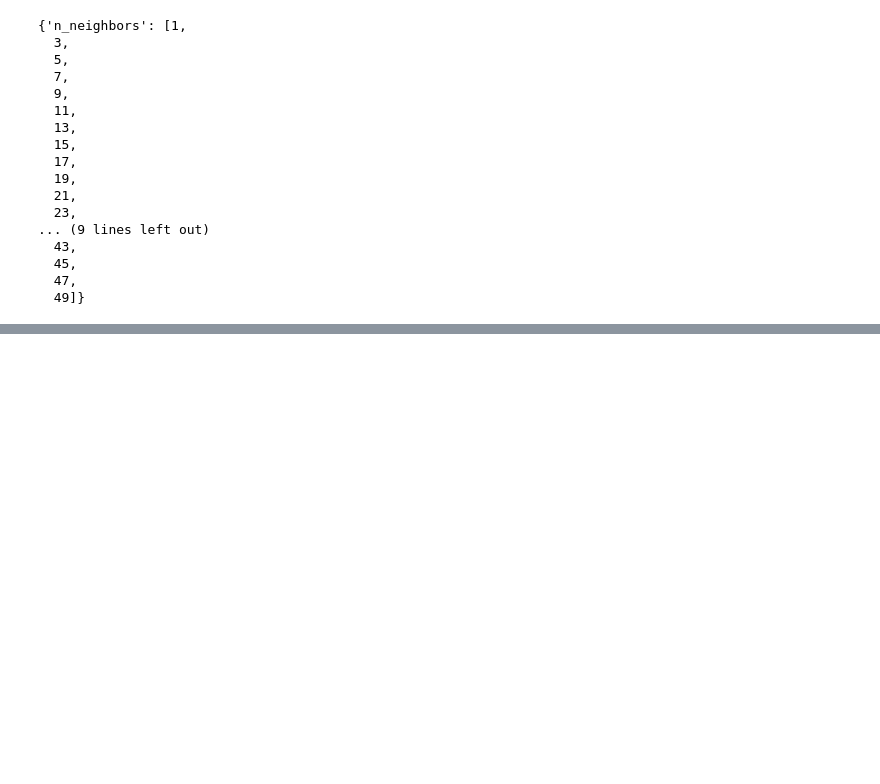
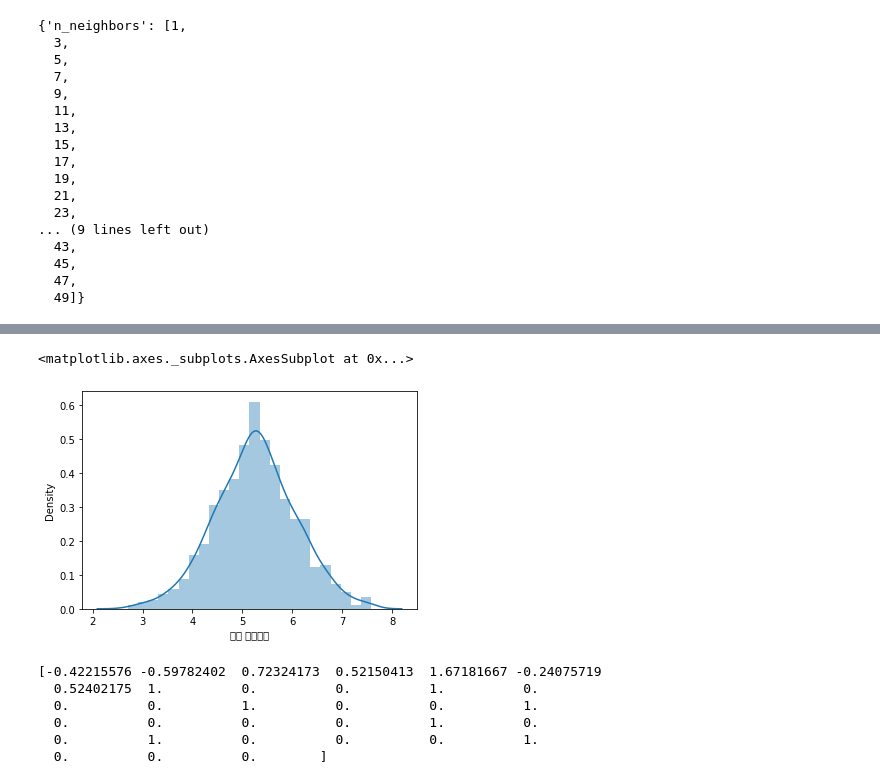
Before and after one commit to chajunhyeop/-, a Jupyter notebook: ubion4.ipynb, the cells around one changed output, grey strips where cells are left out. Saved outputs shown, nothing was run; the diff lists cells and outputs as text; code cells hidden in the pictures; blank space fills up the shorter version.

```diff
--- a/ubion4.ipynb
+++ b/ubion4.ipynb
@@ -160,0 +412,34 @@ parameter_grid
+# %%
+df["평균 구매주기"] = np.log1p(df["평균 구매주기"])
+sns.distplot(df["평균 구매주기"])
+# %% [output]
+<matplotlib.axes._subplots.AxesSubplot at 0x...>
+[figure, added]
+# %%
+from sklearn.model_selection import train_test_split
+from sklearn.compose import ColumnTransformer
+from sklearn.preprocessing import StandardScaler
+from sklearn.preprocessing import OneHotEncoder
+#num : 숫자형변수    cp : 카테고리형 변수
+num = ["총매출액", "1회 평균매출액", "할인권 사용 횟수", "총 할인 금액", "구매카테고리수", "Frequency", "Monetary"]
+cg = ["구매금액대", "고객등급", "구매유형", "클레임접수여부", "거주지역", "성별", "고객 나이대"]
+
+X = df[df.이탈여부 == 0][num+cg]
+Y = df[df.이탈여부 == 0]['평균 구매주기']
+
+X_train, X_test, Y_train, Y_test = train_test_split(X,Y, test_size=0.3, random_state = 0)
+
+#표준화, 원핫인코딩
+ct = ColumnTransformer([('scling', StandardScaler(), num), ("onehot", OneHotEncoder(sparse = False), cg)])
+ct.fit(X_train)
+X_train= ct.transform(X_train)
+X_test= ct.transform(X_test)
+
+print(X_train[0])
+# %% [output]
+[-0.42215576 -0.59782402  0.72324173  0.52150413  1.67181667 -0.24075719
+  0.52402175  1.          0.          0.          1.          0.
+  0.          0.          1.          0.          0.          1.
+  0.          0.          0.          0.          1.          0.
+  0.          1.          0.          0.          0.          1.
+  0.          0.          0.        ]
```
Also changed, not shown: parts of 47 cells of this notebook.
